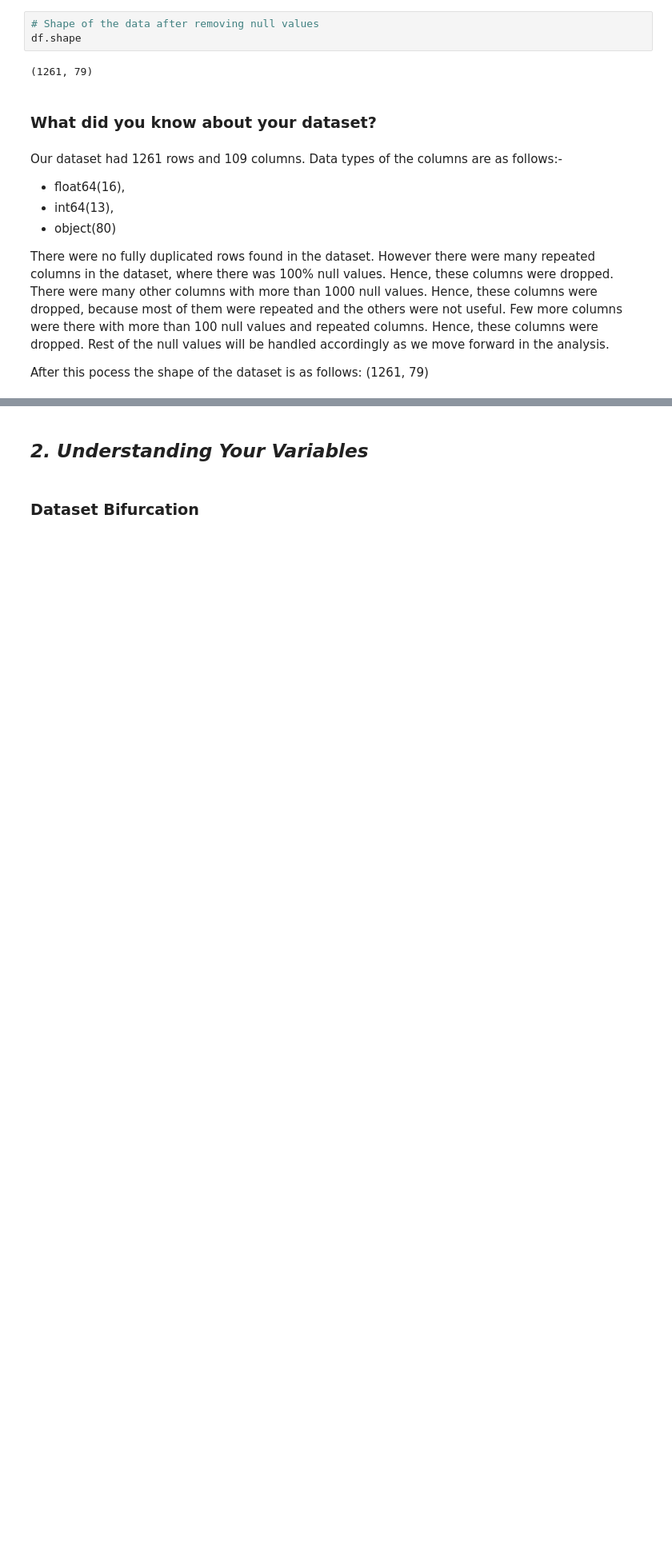
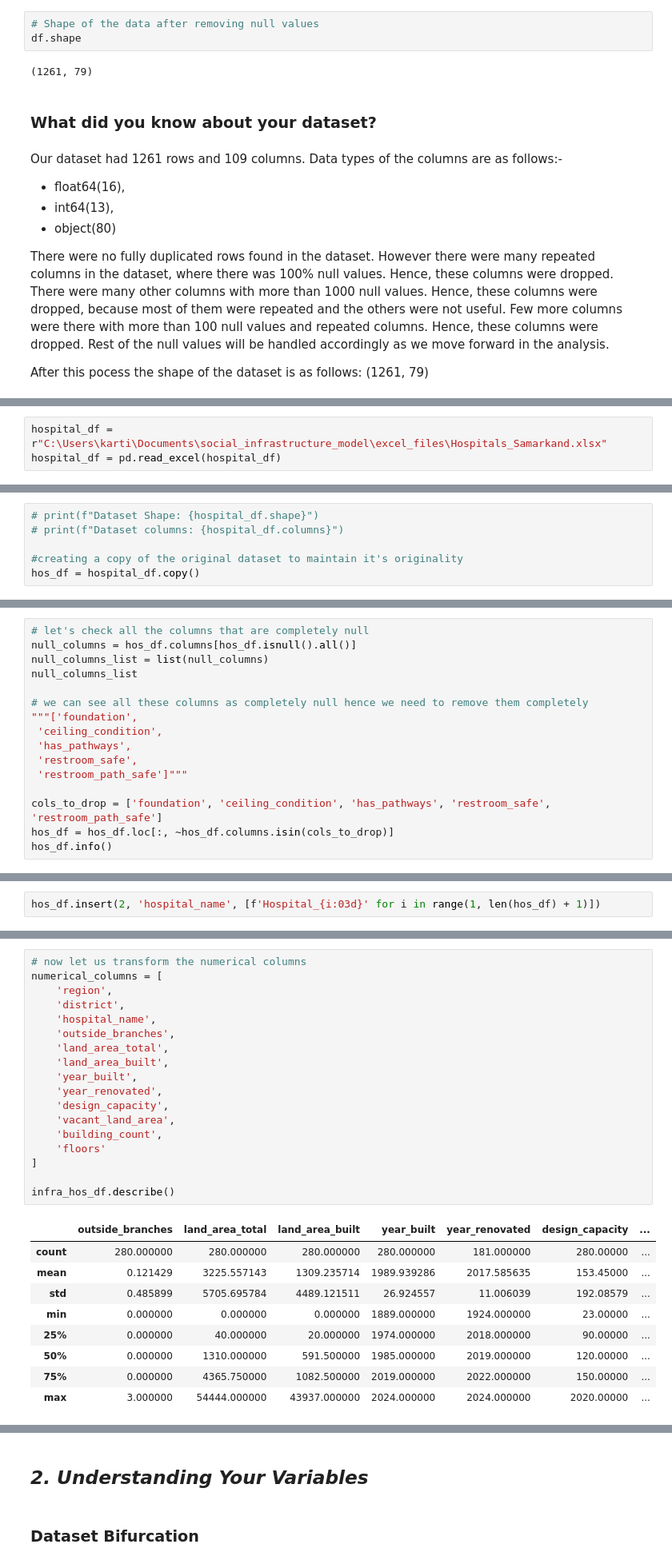
Before and after one commit to Kartikrast/social-infra-prediction-model, a Jupyter notebook: python_files/steps.ipynb, the cells around one changed output, grey strips where cells are left out. Shown: that part at 80% size. Drawn from its saved outputs; the diff is of its cells as text; blank space fills up the shorter version.

```diff
--- a/python_files/steps.ipynb
+++ b/python_files/steps.ipynb
@@ -210,0 +144,3 @@ After this pocess the shape of the dataset is as follows:
+# %%
+hospital_df = r"C:\Users\karti\Documents\social_infrastructure_model\excel_files\Hospitals_Samarkand.xlsx"
+hospital_df = pd.read_excel(hospital_df)
@@ -210,0 +149,6 @@ After this pocess the shape of the dataset is as follows:
+# %%
+# print(f"Dataset Shape: {hospital_df.shape}")
+# print(f"Dataset columns: {hospital_df.columns}")
+
+#creating a copy of the original dataset to maintain it's originality
+hos_df = hospital_df.copy()
@@ -210,0 +236,16 @@ After this pocess the shape of the dataset is as follows:
+# %%
+# let's check all the columns that are completely null
+null_columns = hos_df.columns[hos_df.isnull().all()]
+null_columns_list = list(null_columns)
+null_columns_list
+
+# we can see all these columns as completely null hence we need to remove them completely
+"""['foundation',
+ 'ceiling_condition',
+ 'has_pathways',
+ 'restroom_safe',
+ 'restroom_path_safe']"""
+
+cols_to_drop = ['foundation', 'ceiling_condition', 'has_pathways', 'restroom_safe', 'restroom_path_safe']
+hos_df = hos_df.loc[:, ~hos_df.columns.isin(cols_to_drop)]
+hos_df.info()
@@ -210,0 +270,2 @@ After this pocess the shape of the dataset is as follows:
+# %%
+hos_df.insert(2, 'hospital_name', [f'Hospital_{i:03d}' for i in range(1, len(hos_df) + 1)])
@@ -210,0 +494,28 @@ After this pocess the shape of the dataset is as follows:
+# %%
+# now let us transform the numerical columns
+numerical_columns = [
+    'region',
+    'district',
+    'hospital_name',
+    'outside_branches',
+    'land_area_total',
+    'land_area_built',
+    'year_built',
+    'year_renovated',
+    'design_capacity',
+    'vacant_land_area',
+    'building_count',
+    'floors'
+]
+
+infra_hos_df.describe()
+# %% [output]
+|  | outside_branches | land_area_total | land_area_built | year_built | year_renovated | design_capacity | ... |
+| count | 280.000000 | 280.000000 | 280.000000 | 280.000000 | 181.000000 | 280.00000 | ... |
+| mean | 0.121429 | 3225.557143 | 1309.235714 | 1989.939286 | 2017.585635 | 153.45000 | ... |
+| std | 0.485899 | 5705.695784 | 4489.121511 | 26.924557 | 11.006039 | 192.08579 | ... |
+| min | 0.000000 | 0.000000 | 0.000000 | 1889.000000 | 1924.000000 | 23.00000 | ... |
+| 25% | 0.000000 | 40.000000 | 20.000000 | 1974.000000 | 2018.000000 | 90.00000 | ... |
+| 50% | 0.000000 | 1310.000000 | 591.500000 | 1985.000000 | 2019.000000 | 120.00000 | ... |
+| 75% | 0.000000 | 4365.750000 | 1082.500000 | 2019.000000 | 2022.000000 | 150.00000 | ... |
+| max | 3.000000 | 54444.000000 | 43937.000000 | 2024.000000 | 2024.000000 | 2020.00000 | ... |
```
Also changed, not shown: parts of 295 cells of this notebook, 2 other files.
